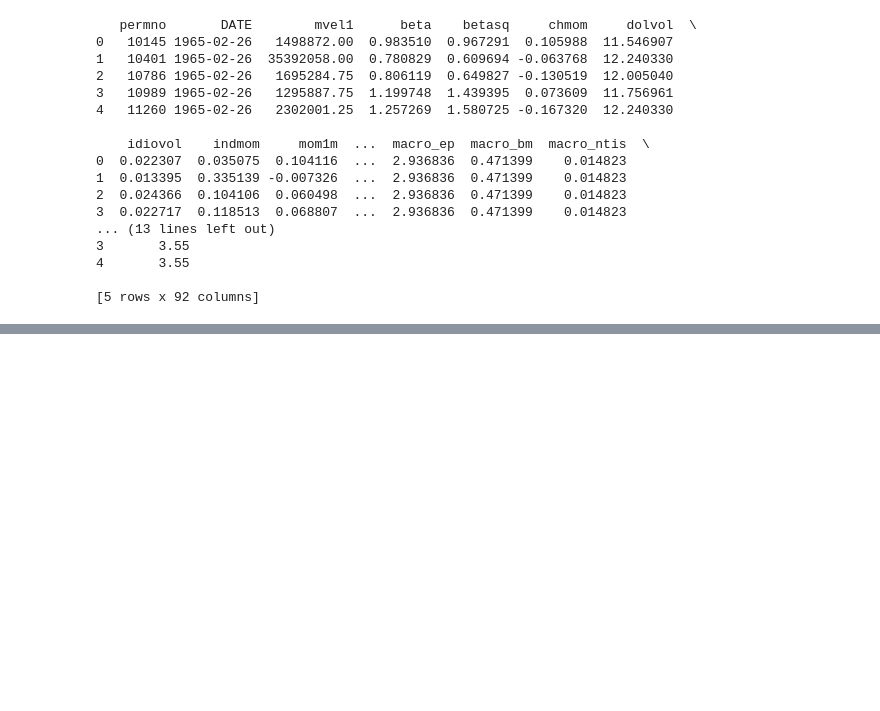
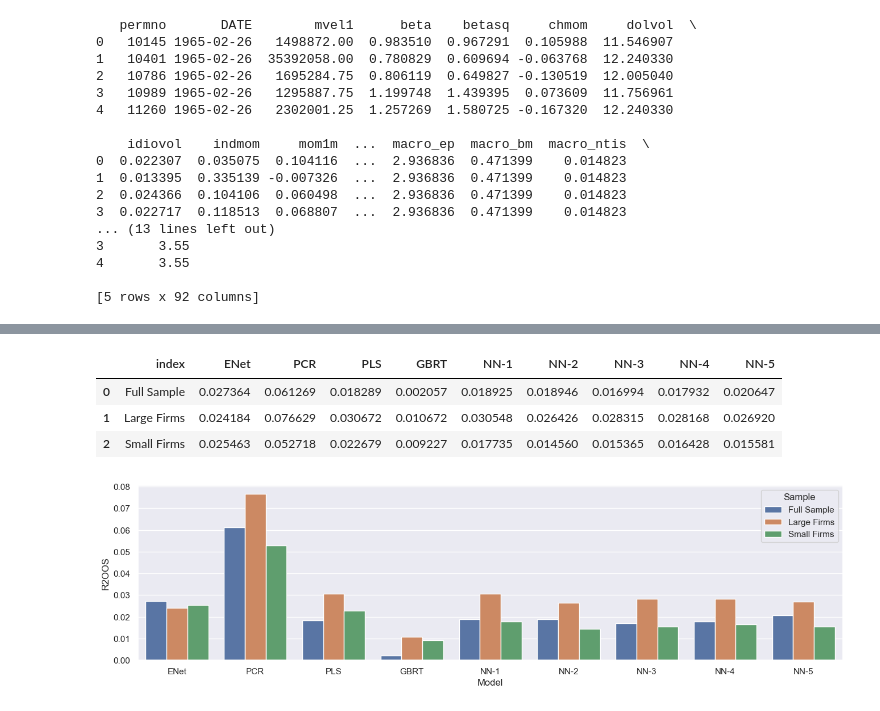
Before and after one commit to KidQuant/Taming-The-Factor-Zoo, a Jupyter notebook: 3_EDA.ipynb, the cells around one changed output, grey strips where cells are left out. Drawn from its saved outputs; the diff is of its cells as text; code cells hidden in the pictures; blank space fills up the shorter version.

```diff
--- a/3_EDA.ipynb
+++ b/3_EDA.ipynb
@@ -296,0 +170,38 @@ plt.show()
+# %%
+r2oos_enet = pd.read_csv('r2_complex/r2_ENet_model.csv', index_col = "Unnamed: 0")
+r2oos_pcr = pd.read_csv('r2_complex/r2_PCR_model.csv', index_col = "Unnamed: 0")
+r2oos_pls = pd.read_csv('r2_complex/r2_PLS_model.csv', index_col = "Unnamed: 0")
+r2oos_gbrt = pd.read_csv('r2_complex/r2_GBRT_model.csv', index_col = "Unnamed: 0")
+r2oos_nn1 = pd.read_csv('r2_complex/r2_NN1_model.csv', index_col = "Unnamed: 0")
+r2oos_nn2 = pd.read_csv('r2_complex/r2_NN2_model.csv', index_col = "Unnamed: 0")
+r2oos_nn3 = pd.read_csv('r2_complex/r2_NN3_model.csv', index_col = "Unnamed: 0")
+r2oos_nn4 = pd.read_csv('r2_complex/r2_NN4_model.csv', index_col = "Unnamed: 0")
+r2oos_nn5 = pd.read_csv('r2_complex/r2_NN5_model.csv', index_col = "Unnamed: 0")
+# %%
+r2oos_enet.reset_index(inplace=True)
+r2oos_pcr.reset_index(inplace=True)
+r2oos_pls.reset_index(inplace=True)
+r2oos_gbrt.reset_index(inplace=True)
+r2oos_nn1.reset_index(inplace=True)
+r2oos_nn2.reset_index(inplace=True)
+r2oos_nn3.reset_index(inplace=True)
+r2oos_nn4 .reset_index(inplace=True)
+r2oos_nn5.reset_index(inplace=True)
+# %%
+dfs = [r2oos_enet, r2oos_pcr, r2oos_pls, r2oos_gbrt, r2oos_nn1,r2oos_nn2,r2oos_nn3,r2oos_nn4, r2oos_nn5]
+
+df_r2oos  = reduce(lambda left,right: pd.merge(left,right, on = "index"), dfs)
+df_r2oos
+# %% [output]
+|  | index | ENet | PCR | PLS | GBRT | NN-1 | NN-2 | NN-3 | NN-4 | NN-5 |
+| 0 | Full Sample | 0.027364 | 0.061269 | 0.018289 | 0.002057 | 0.018925 | 0.018946 | 0.016994 | 0.017932 | 0.020647 |
+| 1 | Large Firms | 0.024184 | 0.076629 | 0.030672 | 0.010672 | 0.030548 | 0.026426 | 0.028315 | 0.028168 | 0.026920 |
+| 2 | Small Firms | 0.025463 | 0.052718 | 0.022679 | 0.009227 | 0.017735 | 0.014560 | 0.015365 | 0.016428 | 0.015581 |
+# %%
+#Plot results
+rcParams['figure.figsize'] = 16, 4
+df_melted=df_r2oos.melt(id_vars="index",var_name="Model",value_name="R2OOS")
+df_melted = df_melted.rename(columns={'index': 'Sample'})
+sns.barplot(x=df_melted["Model"], y= df_melted["R2OOS"], hue= df_melted["Sample"]);
+# %% [output]
+[figure, added]
```
Also changed, not shown: parts of 21 cells of this notebook, 15 other files.
